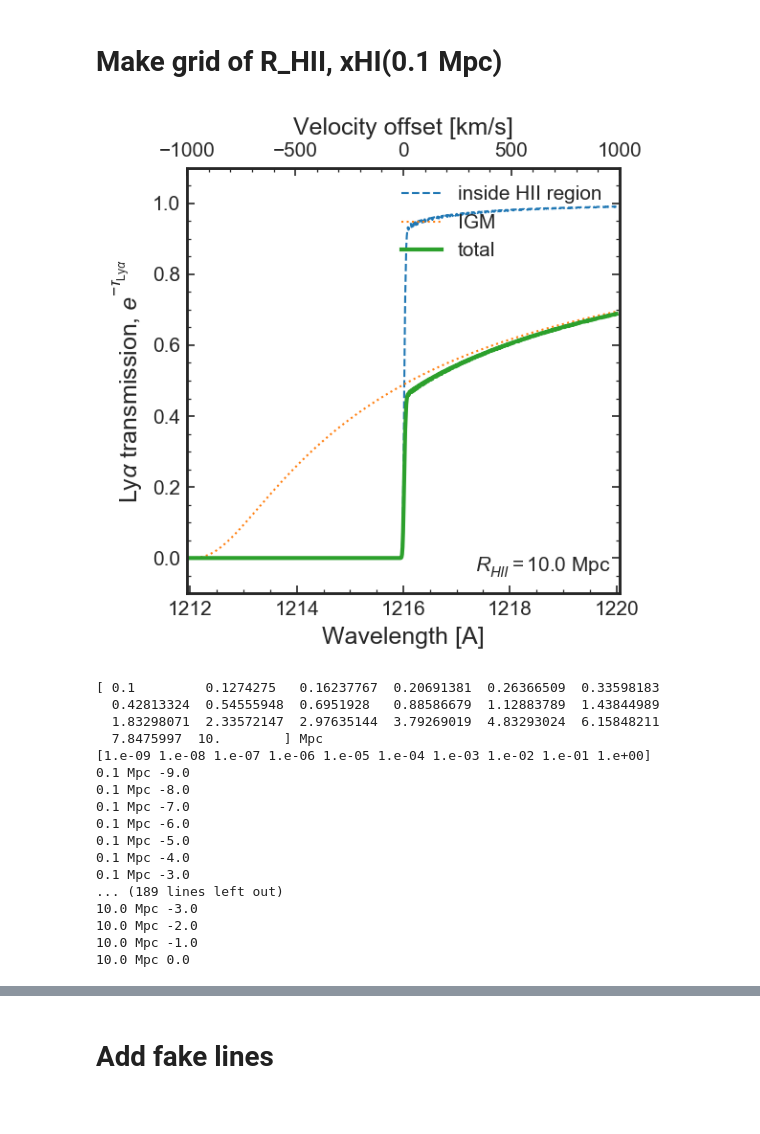
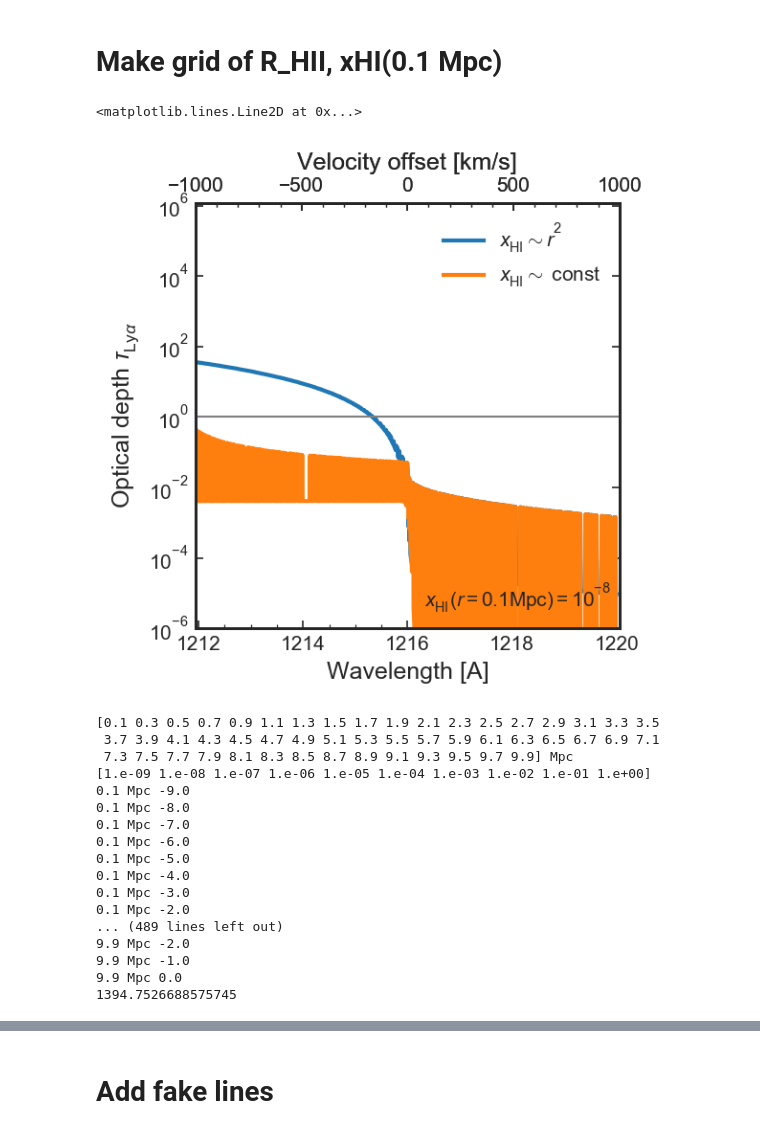
Before and after one commit to charlottenosam/LyaLineshapes, a Jupyter notebook: notebooks/bubble_size_lya_DV.ipynb, the cells around one changed output, grey strips where cells are left out. Drawn from its saved outputs; the diff is of its cells as text; code cells hidden in the pictures.

```diff
--- a/notebooks/bubble_size_lya_DV.ipynb
+++ b/notebooks/bubble_size_lya_DV.ipynb
@@ -1020,24 +1074,31 @@ def make_tau_grid(R_ion, xHI_01, z_s=7., z_min=6.):
 
     tau_tab = tau_HII, tau_IGM, tau_total
     return tau_tab
-# %%
-R_ion  = 10 * u.Mpc
-xHI_01 = 1e-5
-
-tau_tab = make_tau_grid(R_ion=R_ion, xHI_01=xHI_01)
-
-plot_tau(tau_tab, wave_em, R_ion, transmission=True)
-# %% [output]
-[figure, removed]
+# %%
+R_ion  = 10. * u.Mpc
+xHI_01 = 1e-8
+
+fig, ax = plt.subplots(1,1)
+
+tau_tab = make_tau_grid(R_ion=R_ion, xHI_01=xHI_01)
+plot_tau_single(tau_tab[0], wave_em, ax=ax, transmission=False,
+                annotation='$x_\mathrm{HI}(r=0.1$Mpc$) = 10^{%.0f}$' % np.log10(xHI_01), annotate=True,
+                label='$x_\mathrm{HI} \sim r^2$')
+
+tau_tab = make_tau_grid(R_ion=R_ion, xHI_01=xHI_01, r_slope=0.)
+plot_tau_single(tau_tab[0], wave_em, ax=ax, transmission=False, label='$x_\mathrm{HI} \sim$ const')
+plt.axhline(1, lw=1, c='0.5', zorder=0)
+# %% [output]
+<matplotlib.lines.Line2D at 0x...>
+[figure, added]
 # %%
-R_ion_tab  = np.logspace(-1, 1, 20) * u.Mpc
+R_ion_tab  = np.arange(0.1, 10, 0.2) * u.Mpc
 xHI_01_tab = np.logspace(-9, 0, 10)
 
 print(R_ion_tab)
 print(xHI_01_tab)
 
-import itertools as it
-
+start = time.time()
 tau_total_dict = {}
 for R_ion, xHI_01 in it.product(R_ion_tab, xHI_01_tab):
     R_ion_key = np.round(R_ion, 2)
@@ -1050,11 +1111,15 @@ for R_ion, xHI_01 in it.product(R_ion_tab, xHI_01_tab):
     tau_total_dict[(R_ion_key, xHI_01_key)] = tau_total
 
     del tau_HII, tau_IGM, tau_total
+
+end = time.time()
+print(end - start)
+
+np.save('../data/tau_total_dict_RHII_xHI_grid_linear', tau_total_dict)
 # %% [output]
-[ 0.1         0.1274275   0.16237767  0.20691381  0.26366509  0.33598183
-  0.42813324  0.54555948  0.6951928   0.88586679  1.12883789  1.43844989
-  1.83298071  2.33572147  2.97635144  3.79269019  4.83293024  6.15848211
-  7.8475997  10.        ] Mpc
+[0.1 0.3 0.5 0.7 0.9 1.1 1.3 1.5 1.7 1.9 2.1 2.3 2.5 2.7 2.9 3.1 3.3 3.5
+ 3.7 3.9 4.1 4.3 4.5 4.7 4.9 5.1 5.3 5.5 5.7 5.9 6.1 6.3 6.5 6.7 6.9 7.1
+ 7.3 7.5 7.7 7.9 8.1 8.3 8.5 8.7 8.9 9.1 9.3 9.5 9.7 9.9] Mpc
 [1.e-09 1.e-08 1.e-07 1.e-06 1.e-05 1.e-04 1.e-03 1.e-02 1.e-01 1.e+00]
 0.1 Mpc -9.0
 0.1 Mpc -8.0
@@ -1063,9 +1128,10 @@ for R_ion, xHI_01 in it.product(R_ion_tab, xHI_01_tab):
 0.1 Mpc -5.0
 0.1 Mpc -4.0
 0.1 Mpc -3.0
-... (189 lines left out)
-10.0 Mpc -3.0
-10.0 Mpc -2.0
-10.0 Mpc -1.0
-10.0 Mpc 0.0
+0.1 Mpc -2.0
+... (489 lines left out)
+9.9 Mpc -2.0
+9.9 Mpc -1.0
+9.9 Mpc 0.0
+1394.7526688575745
 # %%
```
Also changed, not shown: parts of 19 cells of this notebook, 9 other files.
